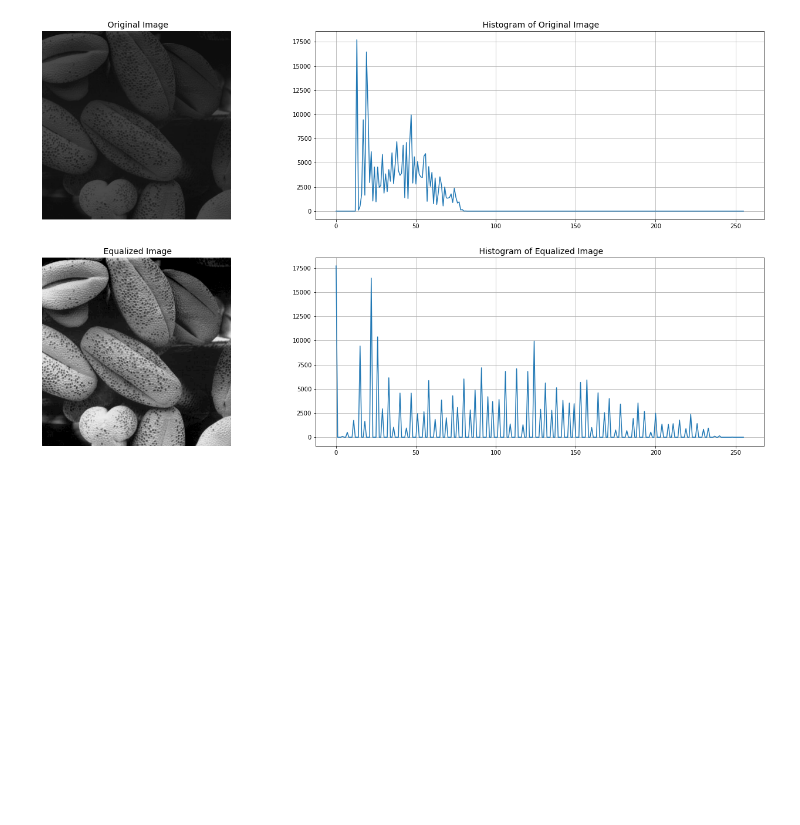
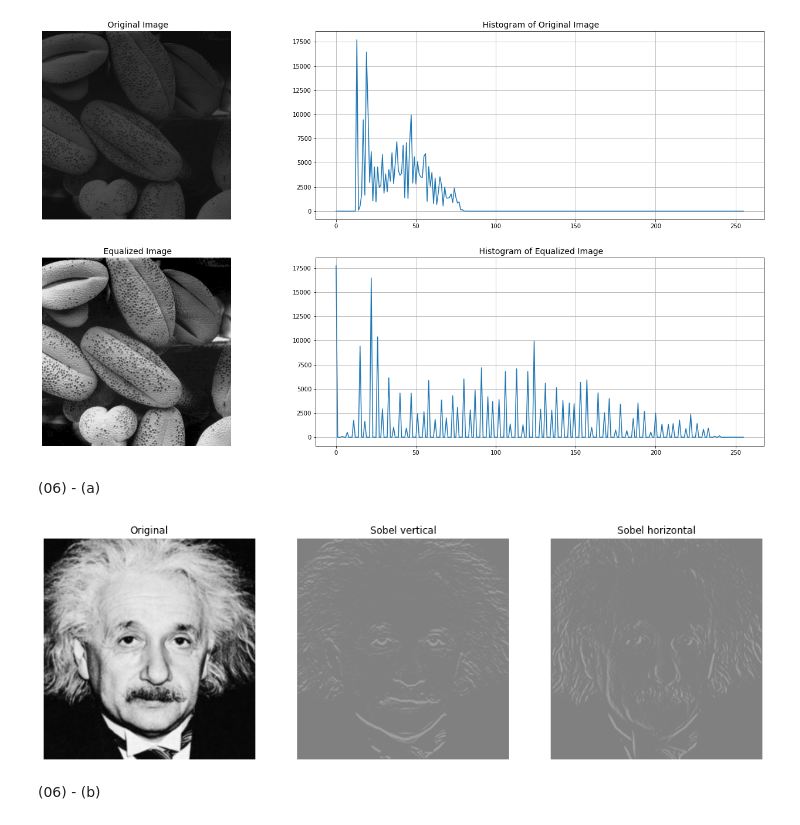
Before and after one commit to wanshika99/EN2550-Assignment-1-on-Intensity-Transformations-and-Neighborhood-Filtering, a Jupyter notebook: en2550_assignment_01_190663R.ipynb, the cells around one changed output. Drawn from its saved outputs; the diff is of its cells as text; code cells hidden in the pictures; blank space fills up the shorter version.

```diff
--- a/en2550_assignment_01_190663R.ipynb
+++ b/en2550_assignment_01_190663R.ipynb
@@ -294,3 +294,33 @@ ax[1,1].grid('on')
 plt.show()
 # %% [output]
 [figure]
+# %% [markdown]
+(06) - (a)
+# %%
+im = cv.imread(r"E:\#####ACCA folders\acca 4 th sem\Fundamentals of Image Processing and Machine Vision\Assinment 01\einstein.png", cv.IMREAD_GRAYSCALE)
+assert im is not None
+
+sobel_v = np.array([[-1 , -2, -1] , [0 ,0 , 0] , [1 , 2, 1] ], dtype=np.float32)
+f_x = cv.filter2D(im, -1, sobel_v)
+
+sobel_h = np.array([[-1 , 0, 1] , [-2 ,0 , 2] , [-1 , 0, 1] ], dtype=np.float32)
+f_h = cv.filter2D(im, -1, sobel_h)
+
+fig, axes = plt.subplots(1, 3, figsize=(16, 16))
+axes[0].imshow(im, cmap = 'gray', vmin = 0, vmax = 255)
+axes[0].set_title("Original")
+axes[0].axis('off')
+
+axes[1].imshow(f_x, cmap = 'gray', vmin = -1020, vmax = 1020)
+axes[1].set_title("Sobel vertical")
+axes[1].axis('off')
+
+axes[2].imshow(f_h, cmap = 'gray', vmin = -1020, vmax = 1020)
+axes[2].set_title("Sobel horizontal")
+axes[2].axis('off')
+
+plt.show()
+# %% [output]
+[figure, added]
+# %% [markdown]
+(06) - (b)
```
